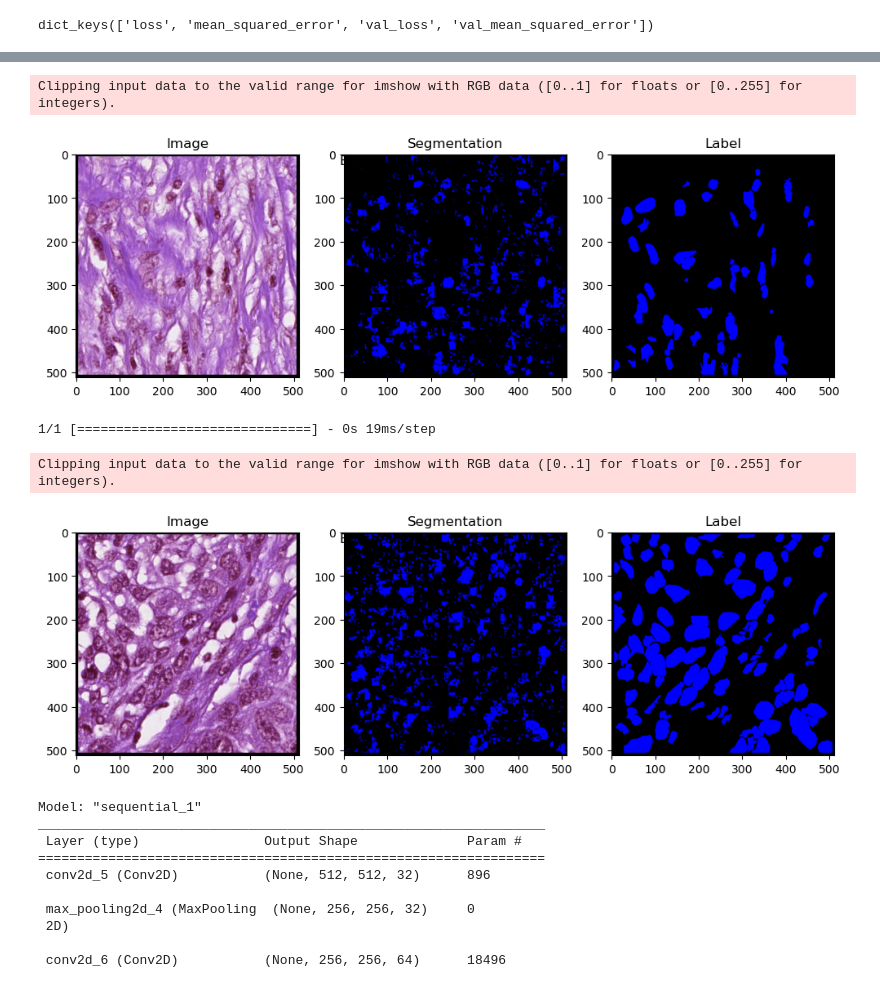
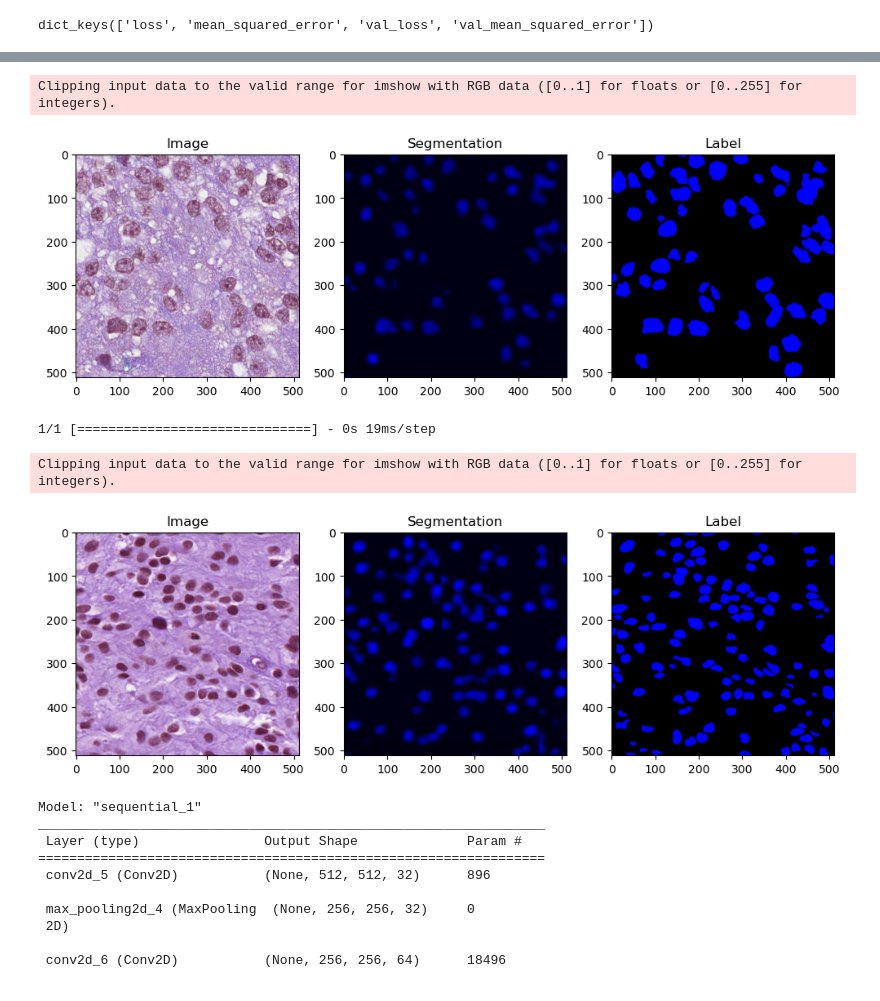
Before and after one commit to ZhiruiLi1/Contrastive_Multimodal_Learning_and_Single_Cell_Segmentation, a Jupyter notebook: GumbelSoftMax/CNN.ipynb, the cells around one changed output, grey strips where cells are left out. Drawn from its saved outputs; the diff is of its cells as text; code cells hidden in the pictures.

```diff
--- a/GumbelSoftMax/CNN.ipynb
+++ b/GumbelSoftMax/CNN.ipynb
@@ -25,7 +25,7 @@ def load_images_from_folder(folder):
     images = np.array(images)
     return images
 # %%
-images = load_images_from_folder("/Users/justinli/Desktop/new/GumbelSoftmax/images")
-labels = load_images_from_folder("/Users/justinli/Desktop/new/GumbelSoftmax/labels")
+images = load_images_from_folder("/Users/justinli/Desktop/GumbelSoftMax/images")
+labels = load_images_from_folder("/Users/justinli/Desktop/GumbelSoftMax/labels")
 # %% [output]
 ['image01.png', 'image02.png', 'image03.png', 'image04.png', 'image05.png', 'image06.png', 'image07.png', 'image08.png', 'image09.png', 'image10.png', 'image11.png', 'image12.png', 'image13.png', 'ima ...
@@ -114,5 +108,5 @@ Trainable params: 2,257,923
 Non-trainable params: 0
 _________________________________________________________________
 # %%
-history = model.fit(images, labels_converted, epochs=500, batch_size=1, validation_split=0.2, validation_batch_size=1, verbose = 0)
+history = model.fit(images, labels_converted, epochs=50, batch_size=1, validation_split=0.2, validation_batch_size=1, verbose = 0)
 # %% [output]
@@ -152,34 +138,34 @@ Text(0.5, 1.0, 'Training Errors')
 # %%
 fig, (ax1, ax2, ax3) = plt.subplots(1, 3, figsize=(12, 4))
-ax1.imshow(test_images[0])
+ax1.imshow(images[0])
 ax2.imshow(prediction1[0])
-ax3.imshow(test_labels_converted[0])
+ax3.imshow(labels_converted[0])
 ax1.set_title('Image')
 ax2.set_title('Segmentation')
 ax3.set_title('Label')
-fig.suptitle('Batch_size = 2, Epoch = 1000')
+# fig.suptitle('Batch_size = 2, Epoch = 1000')
 fig.subplots_adjust(top = 1.17)
 # %% [output]
 Clipping input data to the valid range for imshow with RGB data ([0..1] for floats or [0..255] for integers).
-[figure, old version]
+[figure, new version]
 # %%
-test2 = np.expand_dims(test_images[1], axis = 0)
+test2 = np.expand_dims(images[2], axis = 0)
 prediction2 = model.predict(test2)
 # %% [output]
 1/1 [==============================] - 0s 19ms/step
 # %%
 fig, (ax1, ax2, ax3) = plt.subplots(1, 3, figsize=(12, 4))
-ax1.imshow(test_images[1])
+ax1.imshow(images[2])
 ax2.imshow(prediction2[0])
-ax3.imshow(test_labels_converted[1])
+ax3.imshow(labels_converted[2])
 ax1.set_title('Image')
 ax2.set_title('Segmentation')
 ax3.set_title('Label')
-fig.suptitle('Batch_size = 2, Epoch = 1000')
+# fig.suptitle('Batch_size = 2, Epoch = 1000')
 fig.subplots_adjust(top = 1.17)
 # %% [output]
 Clipping input data to the valid range for imshow with RGB data ([0..1] for floats or [0..255] for integers).
-[figure, old version]
+[figure, new version]
 # %%
 input_shape = (512, 512, 3)
 model2 = Sequential()
```
Also changed, not shown: parts of 7 cells of this notebook.
